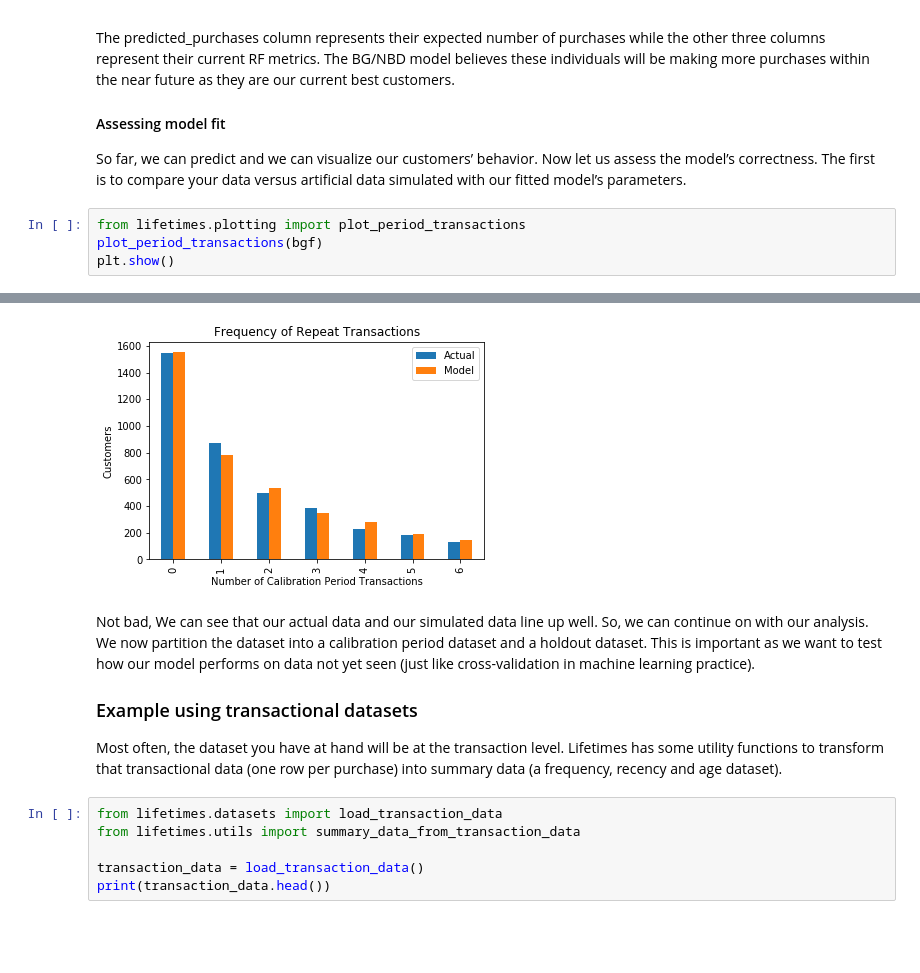
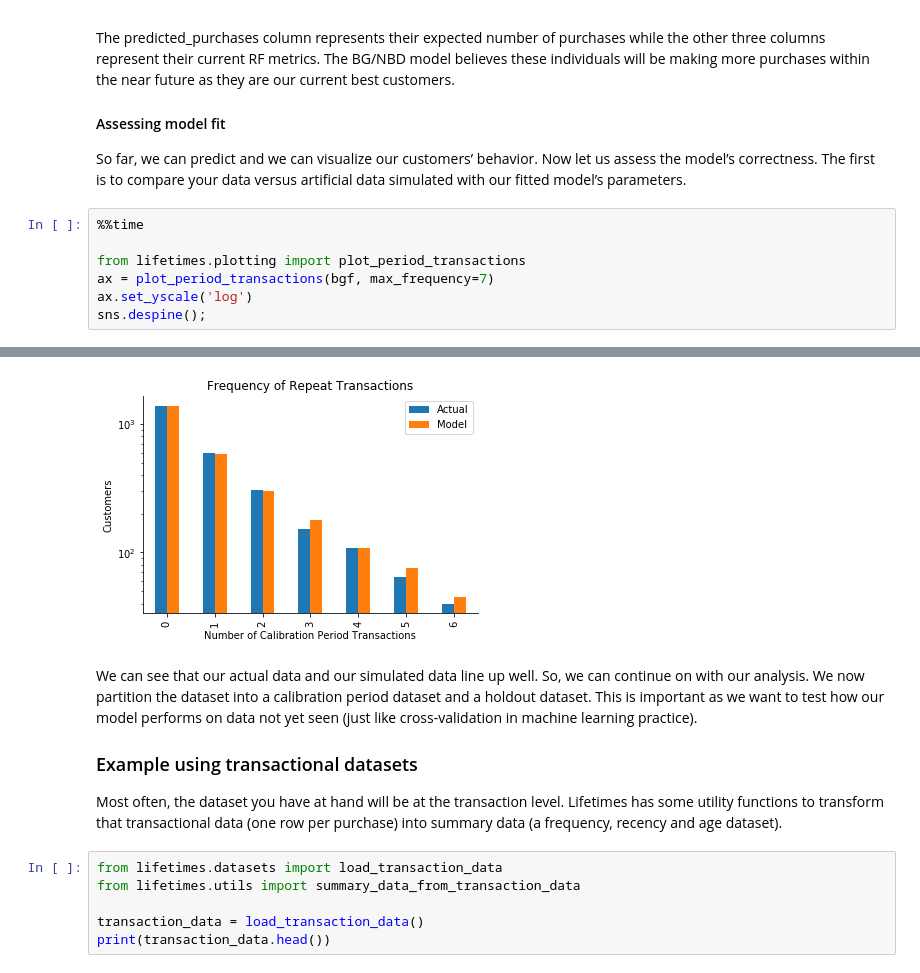
Before and after one commit to saritmaitra/Segmentation-Clustering, a Jupyter notebook: CLTV.ipynb, the cells around one changed output, grey strips where cells are left out. Cells and saved outputs as stored; diff of their text form; blank space fills up the shorter version.

```diff
--- a/CLTV.ipynb
+++ b/CLTV.ipynb
@@ -529,7 +529,10 @@ The predicted_purchases column represents their expected number of purchases whi
 #### Assessing model fit
 So far, we can predict and we can visualize our customers’ behavior. Now let us assess the model’s correctness. The ﬁrst is to compare your data versus artiﬁcial data simulated with our ﬁtted model’s parameters.
 # %%
+%%time
+
 from lifetimes.plotting import plot_period_transactions
-plot_period_transactions(bgf)
-plt.show()
+ax = plot_period_transactions(bgf, max_frequency=7)
+ax.set_yscale('log')
+sns.despine();
 # %% [output]
@@ -536,6 +541,6 @@ plt.show()
-[figure, old version]
+[figure, new version]
 # %% [markdown]
-Not bad, We can see that our actual data and our simulated data line up well.
+We can see that our actual data and our simulated data line up well.
 So, we can continue on with our analysis. We now partition the dataset into a calibration period dataset and a holdout dataset. This is important as we want to test how our model performs on data not yet seen (just like cross-validation in machine learning practice).
 
 ### Example using transactional datasets
```
Also changed, not shown: parts of 4 cells of this notebook.
